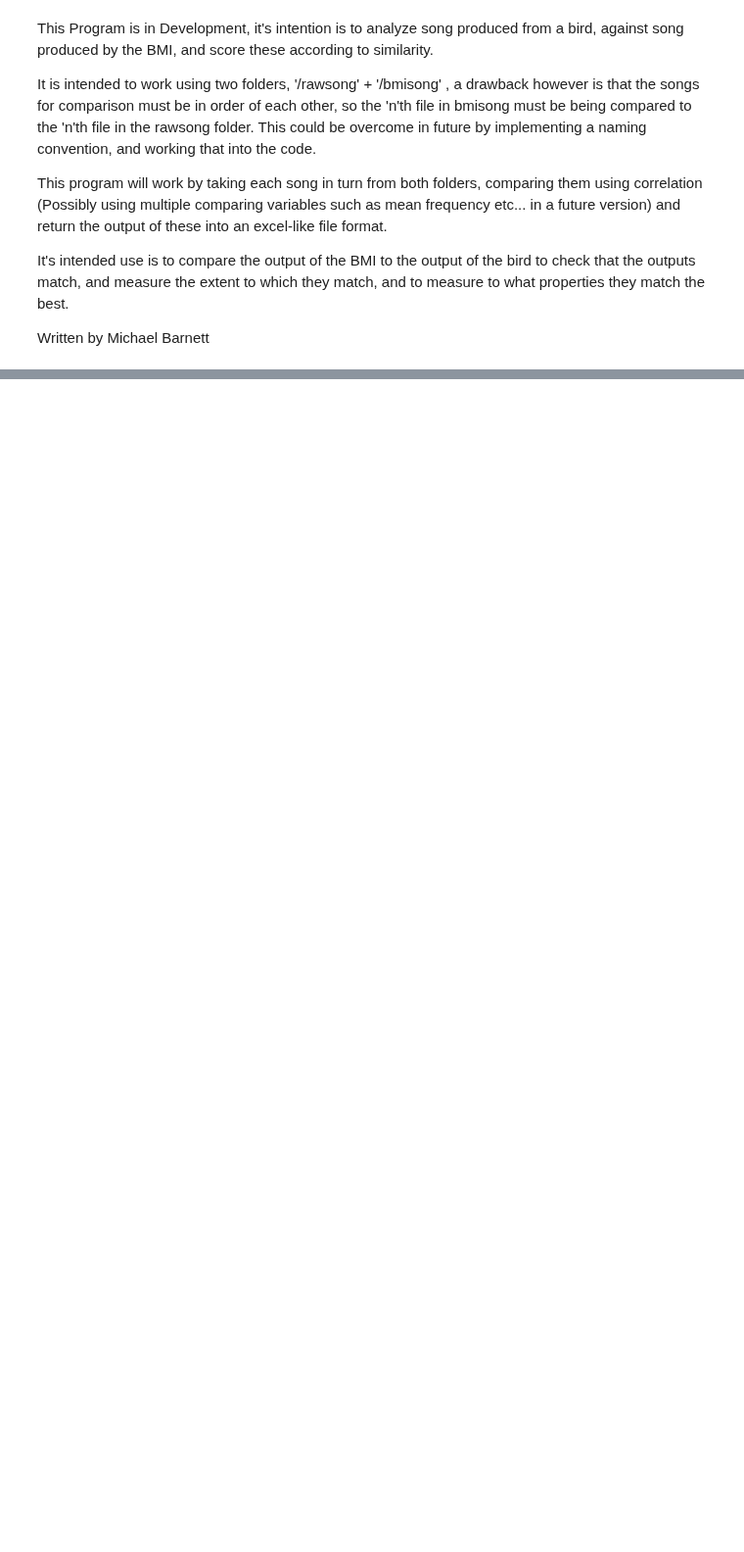
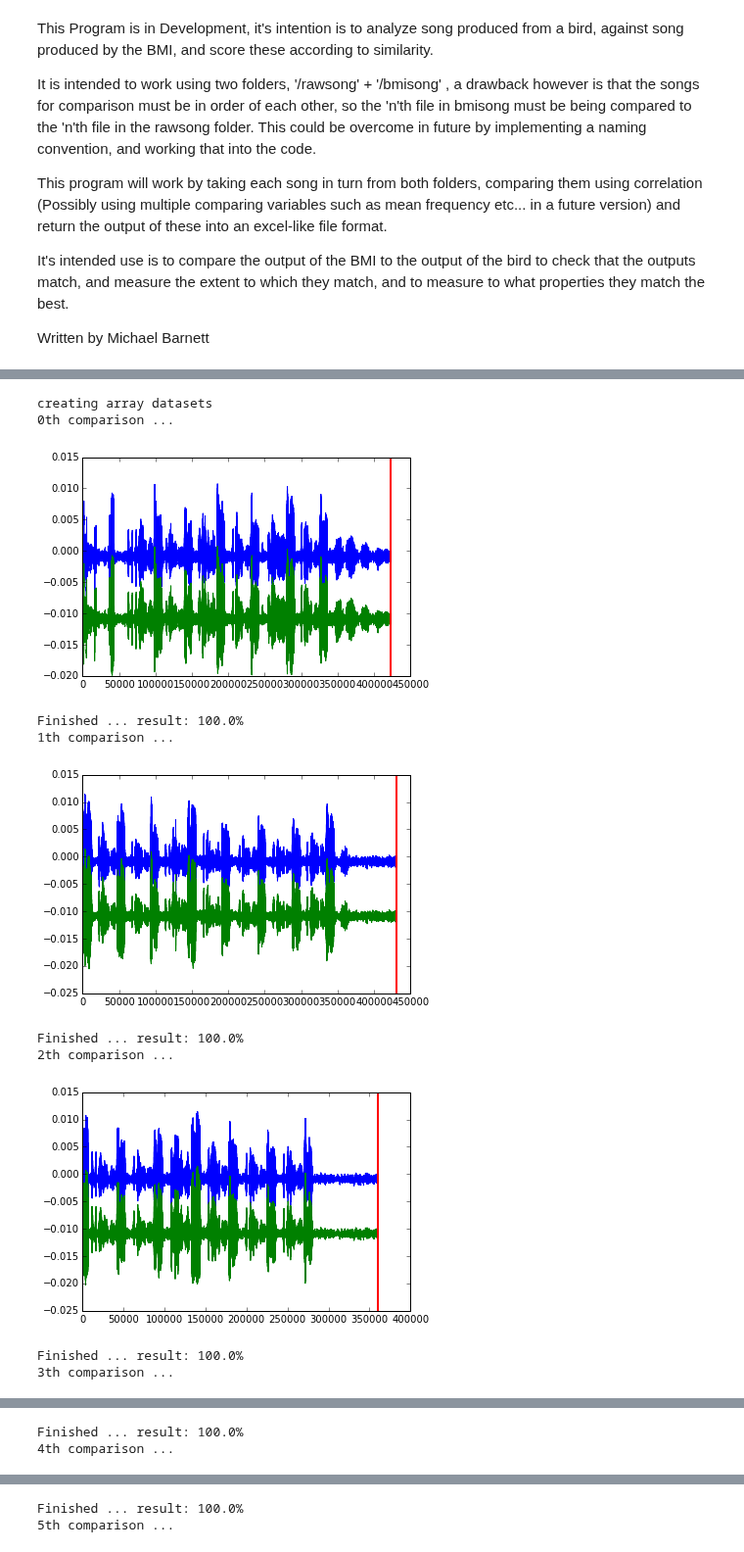
Before and after one commit to BirdMI-UniversityofAuckland/MichaelSandbox, a Jupyter notebook: BIRDMI_Correl_v1.ipynb, the cells around one changed output, grey strips where cells are left out. Shown at 98% size. Cells and saved outputs as stored; diff of their text form; code cells hidden in the pictures; blank space fills up the shorter version.

```diff
--- a/BIRDMI_Correl_v1.ipynb
+++ b/BIRDMI_Correl_v1.ipynb
@@ -62,6 +62,6 @@ def create_song_dataset(directory): # input is the working directory where 'raws
 
     ## Normalises each song individually before creating final output array
     song_array = [pcm2float(n,'float64') for n in song_array]
-
-    return song_array ## Return array of numpy arrays filled with normalised song data.
+    raw_song_filename_array = os.listdir(directory) #The name of the files, not used yet, and needs to be fixed for directory+filename
+    return song_array  ## Return array of numpy arrays filled with normalised song data.
 # %%
@@ -221 +122,7 @@ def correlate_coef(array1,array2):
+# %%
+def create_array_datasets():
+    print "creating array datasets"
+    rawsong_array = create_song_dataset(working_directory +'rawsong') # Create array of all songs in rawsong
+    bmisong_array = create_song_dataset(working_directory + 'bmisong') # Create array of all songs in bmisong
+    return rawsong_array, bmisong_array
 # %%
@@ -230 +215,25 @@ def correlate_song_data(raw,bmi,task):
+# %%
+def perform_analysis(iterations = 99 ,correlate = False, coefficient = False):
+    """ This performs a full comparison between all the wav files in the folders rawsong and bmisong
+    and returns the data in an array where each node is a comparison and contains the format [coefficient%,namefile1,namefile2]
+    """
+
+    # Create the datasets from the folders rawsong and bmisong and return the amplitude data into arrays
+    rawsong_array, bmisong_array = create_array_datasets()
+    iterations = min(iterations,len(rawsong_array) ,len(bmisong_array) ) #Number of iterations is either the iterations provided or #files
+    output_task1 = []
+    output_task2 = []
+
+    # Loop through and compare each file, adding it to the new output array
+    for n in range(iterations):
+        print ""+str(n)+"th comparison ... "
+        #create the comparison arrays of the two folders
+        rawsong_array_test, bmisong_array_test = create_comparison_arrays(rawsong_array[n],bmisong_array[n],draw='yes')
+        #perform the tasks
+        if correlate == True:
+            output_task1.append(process_song_data(rawsong_array_test,bmisong_array_test,1))
+        if coefficient == True:
+            output_task2.append(process_song_data(rawsong_array_test,bmisong_array_test,2))
+        print "Finished ... result: "+str(output_task2[n])+"%"
+    return output_task1, output_task2
 # %%
@@ -265,0 +274,19 @@ Final Coefficients Data:
+# %%
+correlations, coefficients = perform_analysis(iterations = 99,correlate = False, coefficient = True)
+
+plt.plot(coefficients)
+plt.show()
+
+print coefficients
+# %% [output]
+creating array datasets
+0th comparison ...
+[figure, added]
+Finished ... result: 100.0%
+1th comparison ...
+[figure, added]
+Finished ... result: 100.0%
+2th comparison ...
+[figure, added]
+Finished ... result: 100.0%
+3th comparison ...
@@ -265,0 +294,2 @@ Final Coefficients Data:
+Finished ... result: 100.0%
+4th comparison ...
@@ -265,0 +297,2 @@ Final Coefficients Data:
+Finished ... result: 100.0%
+5th comparison ...
```
Also changed, not shown: parts of 7 cells of this notebook.
